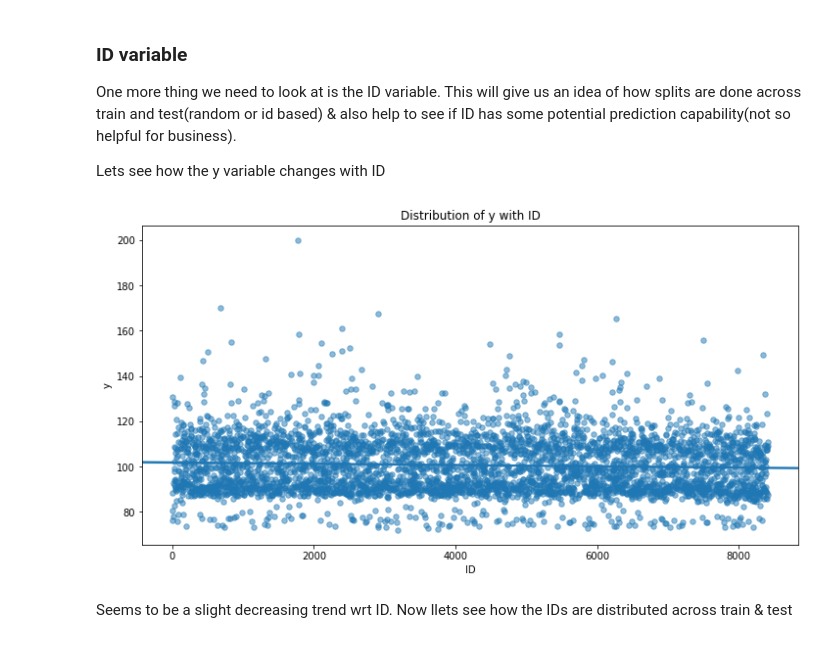
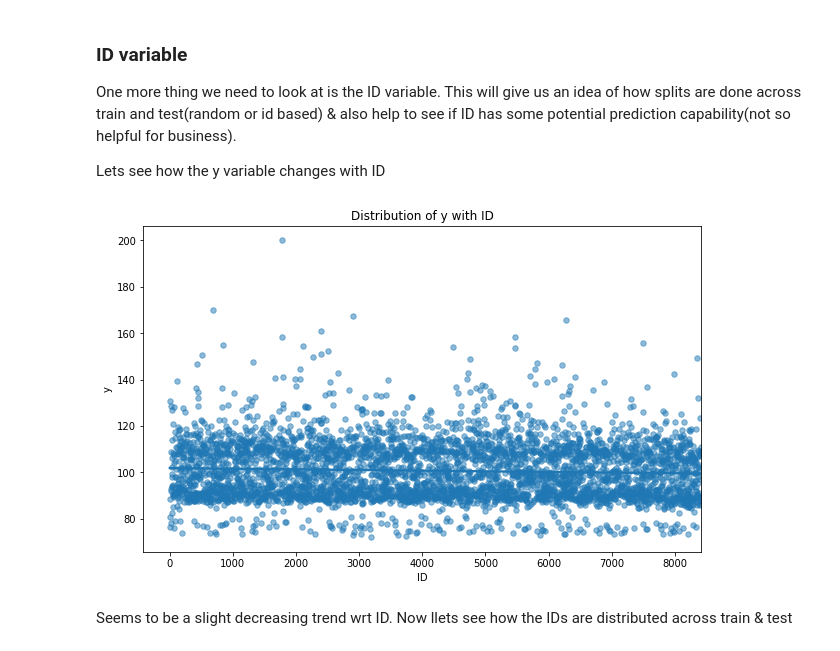
Before and after one commit to prats0599/Mercedes, a Jupyter notebook: mercedes_kaggle.ipynb, the cells around one changed output. Cells and saved outputs as stored; diff of their text form; code cells hidden in the pictures.

```diff
--- a/mercedes_kaggle.ipynb
+++ b/mercedes_kaggle.ipynb
@@ -255,14 +254,14 @@ One more thing we need to look at is the ID variable. This will give us an idea
 Lets see how the y variable changes with ID
 # %%
 var_name = 'ID'
-plt.figure(figsize=(12,6))
+plt.figure(figsize=(10,6))
 sns.regplot(x=var_name, y='y', data=train_df, scatter_kws={'alpha':0.5, 's': 30})
 plt.xlabel(var_name)
 plt.ylabel('y')
 plt.title(f'Distribution of y with {var_name}')
 plt.show()
 # %% [output]
-[figure, old version]
+[figure, new version]
 # %% [markdown]
 Seems to be a slight decreasing trend wrt ID. Now llets see how the IDs are distributed across train & test
 # %%
```
Also changed, not shown: parts of 37 cells of this notebook, 3 other files.
